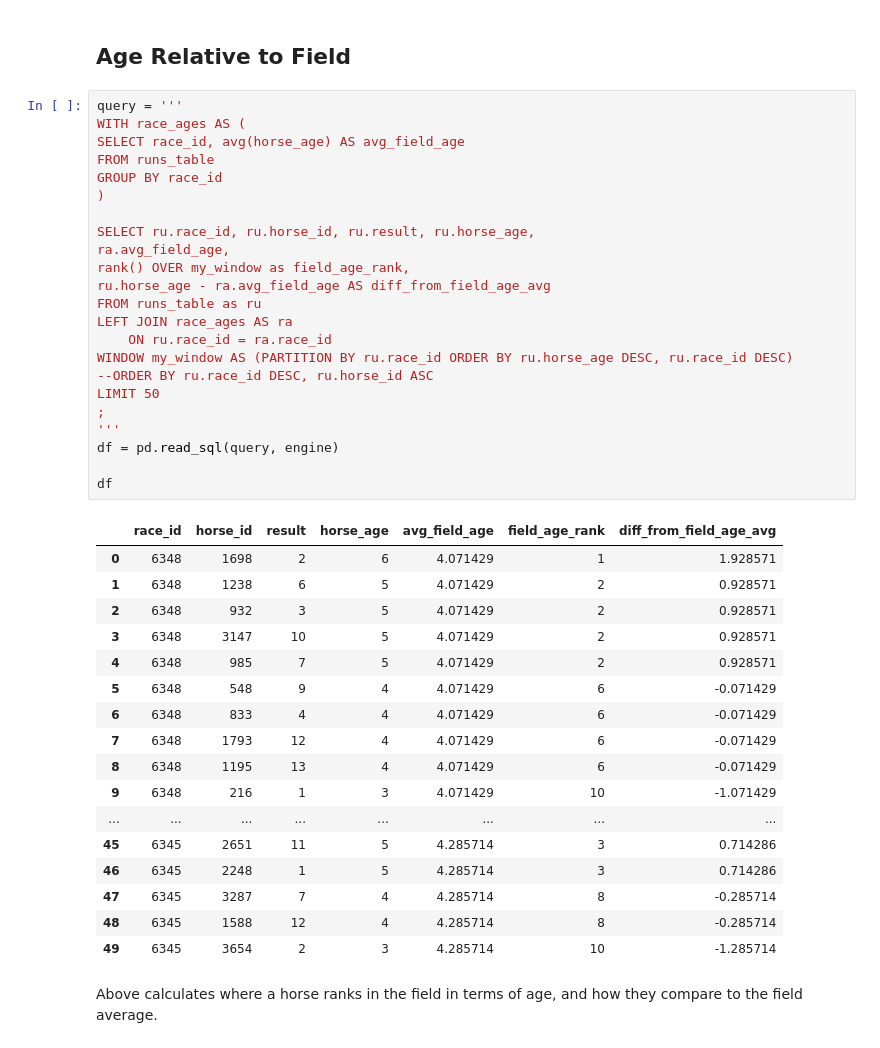
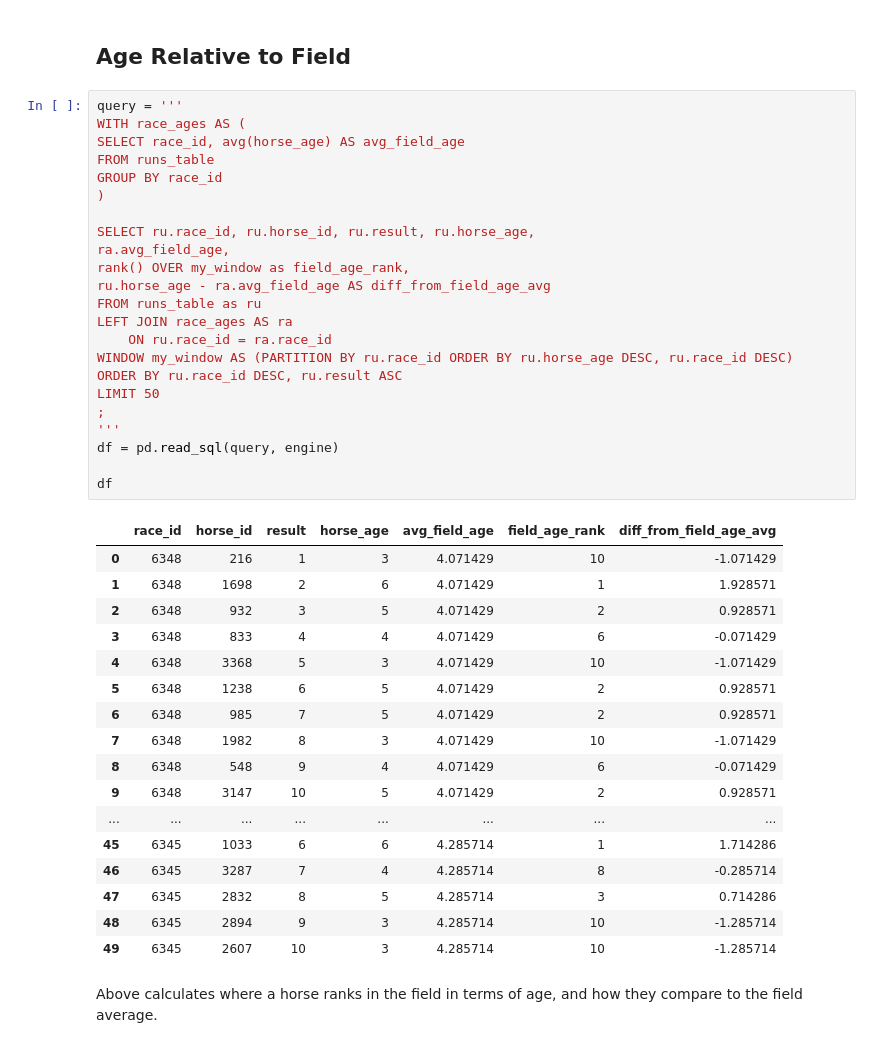
Before and after one commit to pbovard63/Predicting_Hong_Kong_Horse_Racing_Finishes, a Jupyter notebook: feature_engineering_sql.ipynb, the cells around one changed output. Saved outputs shown, nothing was run; the diff lists cells and outputs as text.

```diff
--- a/feature_engineering_sql.ipynb
+++ b/feature_engineering_sql.ipynb
@@ -386,43 +407,43 @@ Rate could easily be calculated here - however each first race would have an NaN
 # %%
 query = '''
 WITH race_ages AS (
 SELECT race_id, avg(horse_age) AS avg_field_age
 FROM runs_table
 GROUP BY race_id
 )
 
 SELECT ru.race_id, ru.horse_id, ru.result, ru.horse_age,
 ra.avg_field_age,
 rank() OVER my_window as field_age_rank,
 ru.horse_age - ra.avg_field_age AS diff_from_field_age_avg
 FROM runs_table as ru
 LEFT JOIN race_ages AS ra
     ON ru.race_id = ra.race_id
 WINDOW my_window AS (PARTITION BY ru.race_id ORDER BY ru.horse_age DESC, ru.race_id DESC)
---ORDER BY ru.race_id DESC, ru.horse_id ASC
+ORDER BY ru.race_id DESC, ru.result ASC
 LIMIT 50
 ;
 '''
 df = pd.read_sql(query, engine)
 
 df
 # %% [output]
 |  | race_id | horse_id | result | horse_age | avg_field_age | field_age_rank | diff_from_field_age_avg |
-| 0 | 6348 | 1698 | 2 | 6 | 4.071429 | 1 | 1.928571 |
-| 1 | 6348 | 1238 | 6 | 5 | 4.071429 | 2 | 0.928571 |
+| 0 | 6348 | 216 | 1 | 3 | 4.071429 | 10 | -1.071429 |
+| 1 | 6348 | 1698 | 2 | 6 | 4.071429 | 1 | 1.928571 |
 | 2 | 6348 | 932 | 3 | 5 | 4.071429 | 2 | 0.928571 |
-| 3 | 6348 | 3147 | 10 | 5 | 4.071429 | 2 | 0.928571 |
-| 4 | 6348 | 985 | 7 | 5 | 4.071429 | 2 | 0.928571 |
-| 5 | 6348 | 548 | 9 | 4 | 4.071429 | 6 | -0.071429 |
-| 6 | 6348 | 833 | 4 | 4 | 4.071429 | 6 | -0.071429 |
-| 7 | 6348 | 1793 | 12 | 4 | 4.071429 | 6 | -0.071429 |
-| 8 | 6348 | 1195 | 13 | 4 | 4.071429 | 6 | -0.071429 |
-| 9 | 6348 | 216 | 1 | 3 | 4.071429 | 10 | -1.071429 |
+| 3 | 6348 | 833 | 4 | 4 | 4.071429 | 6 | -0.071429 |
+| 4 | 6348 | 3368 | 5 | 3 | 4.071429 | 10 | -1.071429 |
+| 5 | 6348 | 1238 | 6 | 5 | 4.071429 | 2 | 0.928571 |
+| 6 | 6348 | 985 | 7 | 5 | 4.071429 | 2 | 0.928571 |
+| 7 | 6348 | 1982 | 8 | 3 | 4.071429 | 10 | -1.071429 |
+| 8 | 6348 | 548 | 9 | 4 | 4.071429 | 6 | -0.071429 |
+| 9 | 6348 | 3147 | 10 | 5 | 4.071429 | 2 | 0.928571 |
 | ... | ... | ... | ... | ... | ... | ... | ... |
-| 45 | 6345 | 2651 | 11 | 5 | 4.285714 | 3 | 0.714286 |
-| 46 | 6345 | 2248 | 1 | 5 | 4.285714 | 3 | 0.714286 |
-| 47 | 6345 | 3287 | 7 | 4 | 4.285714 | 8 | -0.285714 |
-| 48 | 6345 | 1588 | 12 | 4 | 4.285714 | 8 | -0.285714 |
-| 49 | 6345 | 3654 | 2 | 3 | 4.285714 | 10 | -1.285714 |
+| 45 | 6345 | 1033 | 6 | 6 | 4.285714 | 1 | 1.714286 |
+| 46 | 6345 | 3287 | 7 | 4 | 4.285714 | 8 | -0.285714 |
+| 47 | 6345 | 2832 | 8 | 5 | 4.285714 | 3 | 0.714286 |
+| 48 | 6345 | 2894 | 9 | 3 | 4.285714 | 10 | -1.285714 |
+| 49 | 6345 | 2607 | 10 | 3 | 4.285714 | 10 | -1.285714 |
 # %% [markdown]
 Above calculates where a horse ranks in the field in terms of age, and how they compare to the field average.
```
Also changed, not shown: parts of 43 cells of this notebook.
